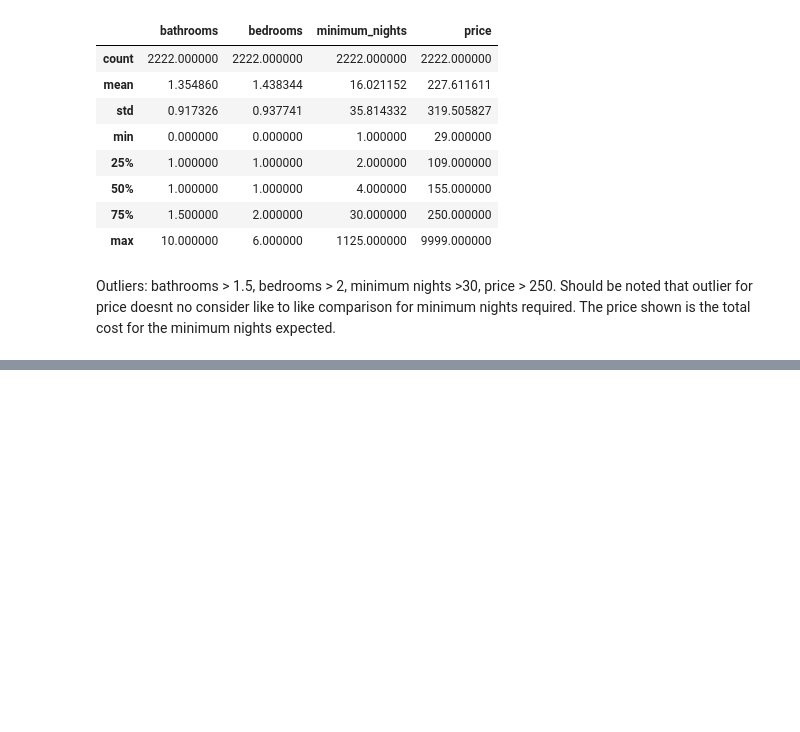
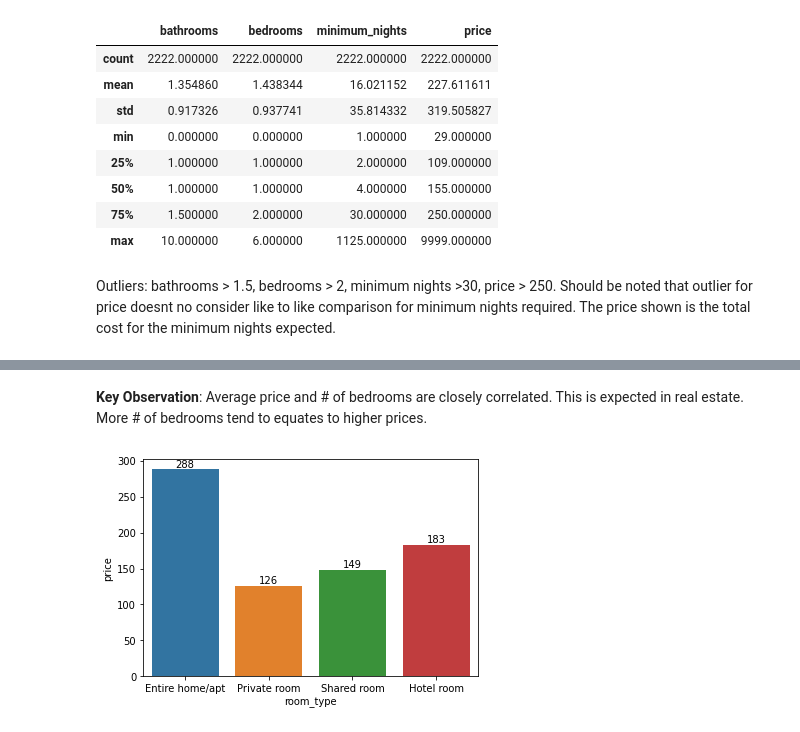
Before and after one commit to kzengg/Project-2, a Jupyter notebook: Project_2.ipynb, the cells around one changed output, grey strips where cells are left out. Drawn from its saved outputs; the diff is of its cells as text; code cells hidden in the pictures; blank space fills up the shorter version.

```diff
--- a/Project_2.ipynb
+++ b/Project_2.ipynb
@@ -192,0 +206,11 @@ Outliers: bathrooms > 1.5, bedrooms > 2, minimum nights >30, price > 250. Should
+# %% [markdown]
+**Key Observation**: Average price and # of bedrooms are closely correlated. This is expected in real estate. More # of bedrooms tend to equates to higher prices.
+# %%
+ax = sns.barplot(data=df, x='room_type', y = 'price',ci=None);
+for p in ax.patches:
+             ax.annotate("%.0f" % p.get_height(), (p.get_x() + p.get_width() / 2., p.get_height()),
+                 ha='center', va='center', fontsize=10, color='black', xytext=(0, 5),
+                 textcoords='offset points')
+plt.show()
+# %% [output]
+[figure, added]
```
Also changed, not shown: parts of 5 cells of this notebook.
